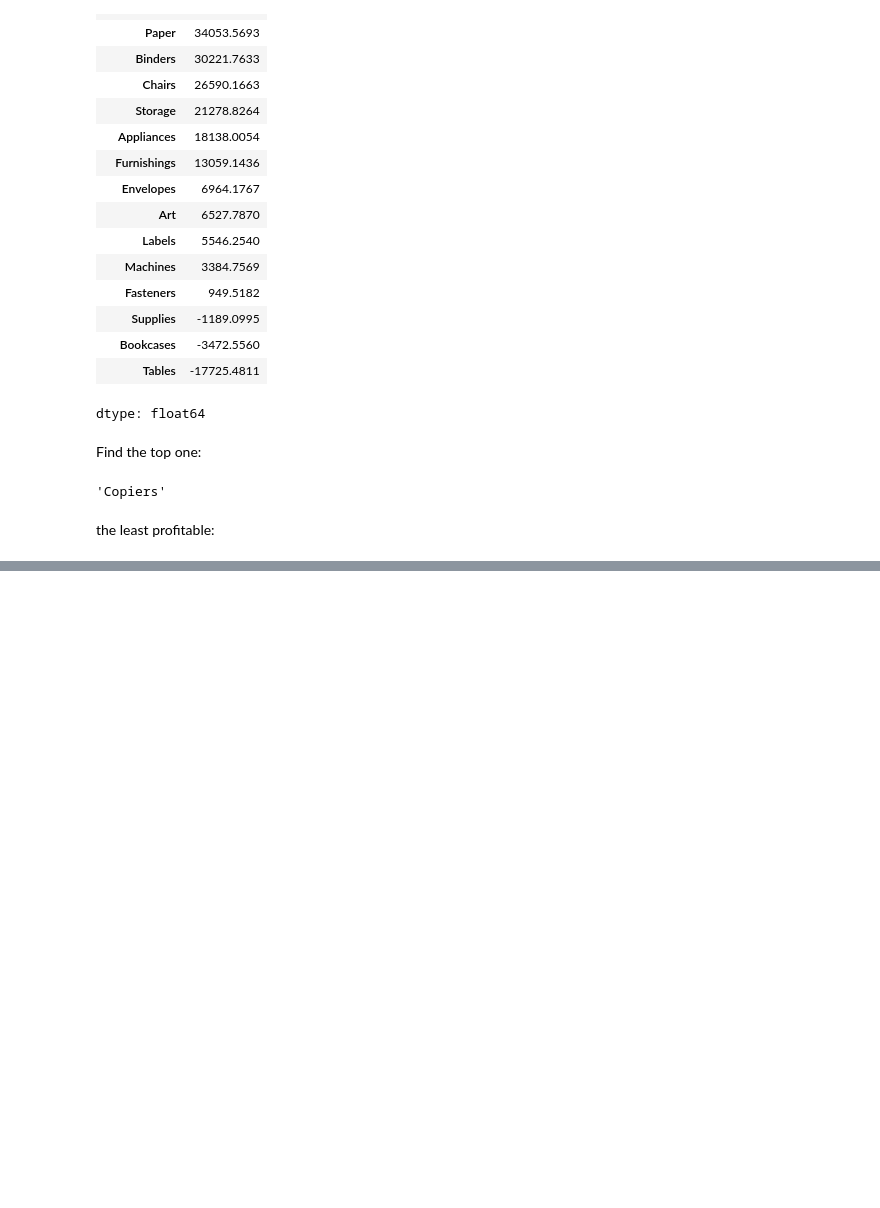
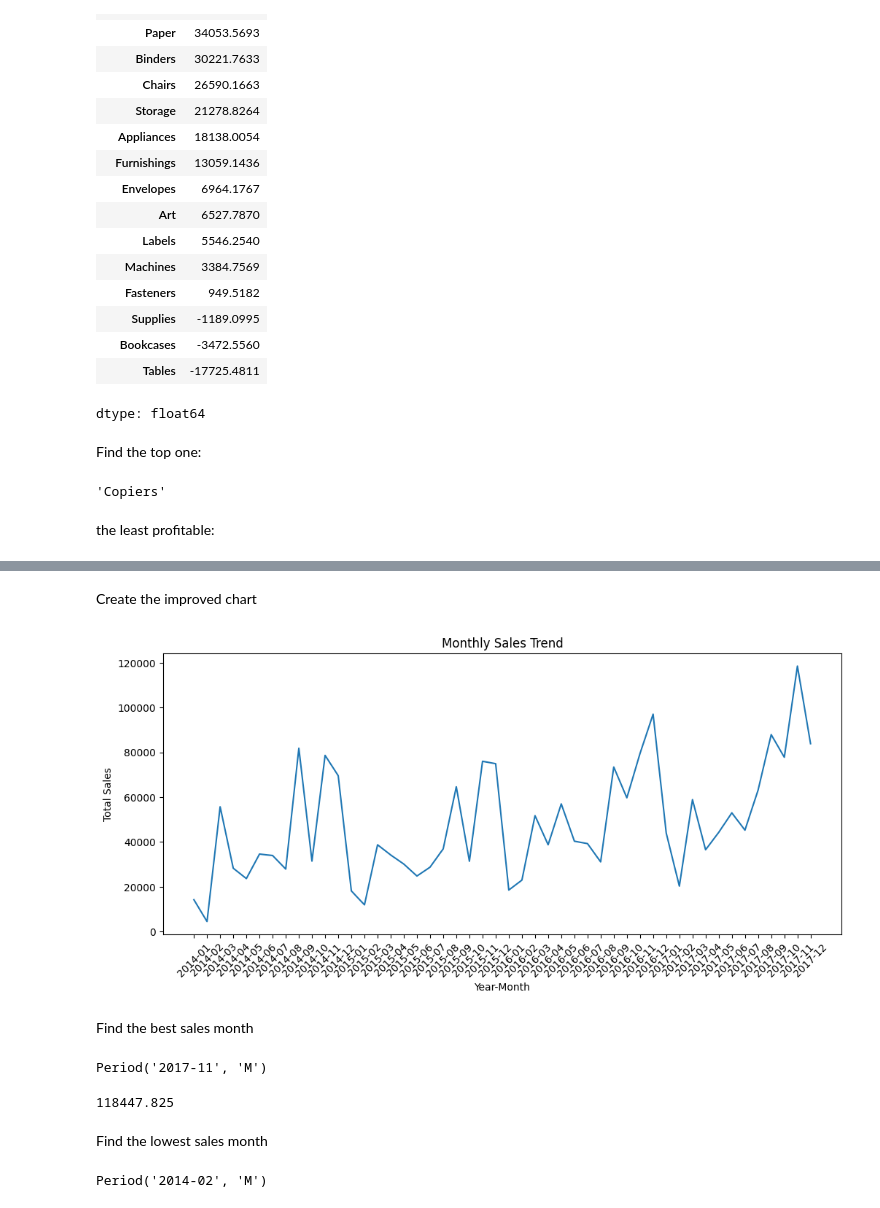
Before and after one commit to mukund1040/Data-Analytics-Projects, a Jupyter notebook: 02-Sales-Data-Analysis/Sales_Data_Analysis.ipynb, the cells around one changed output, grey strips where cells are left out. Drawn from its saved outputs; the diff is of its cells as text; code cells hidden in the pictures; blank space fills up the shorter version.

```diff
--- a/02-Sales-Data-Analysis/Sales_Data_Analysis.ipynb
+++ b/02-Sales-Data-Analysis/Sales_Data_Analysis.ipynb
@@ -476,0 +519,5 @@ NameError: name 'subcategory_profit' is not defined
+# %%
+df["Year_Month"] = df["Order Date"].dt.to_period("M")
+# %%
+monthly_sales = df.groupby("Year_Month")["Sales"].sum()
+monthly_sales.head()
@@ -476,0 +533,32 @@ NameError: name 'subcategory_profit' is not defined
+# %% [markdown]
+Create the improved chart
+# %%
+plt.figure(figsize=(12, 5))
+
+plt.plot(monthly_sales.index.astype(str), monthly_sales.values)
+
+plt.title("Monthly Sales Trend")
+plt.xlabel("Year-Month")
+plt.ylabel("Total Sales")
+
+plt.xticks(rotation=45)
+
+plt.show()
+# %% [output]
+[figure, added]
+# %% [markdown]
+Find the best sales month
+# %%
+monthly_sales.idxmax()
+# %% [output]
+Period('2017-11', 'M')
+# %%
+monthly_sales.max()
+# %% [output]
+118447.825
+# %% [markdown]
+Find the lowest sales month
+# %%
+monthly_sales.idxmin()
+# %% [output]
+Period('2014-02', 'M')
```
Also changed, not shown: parts of 11 cells of this notebook.
